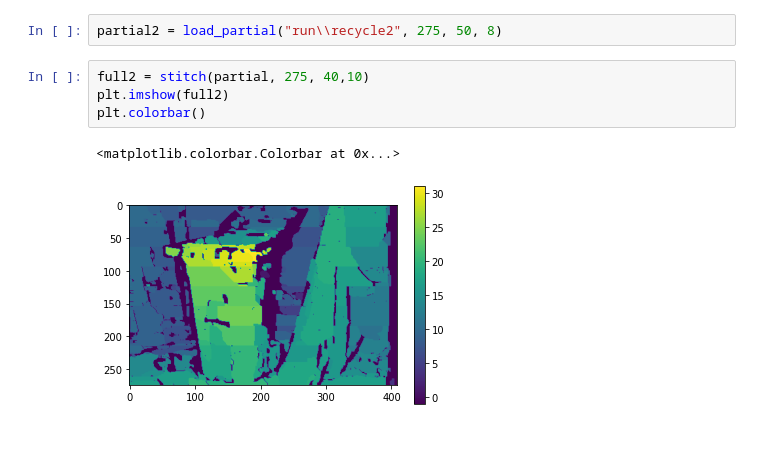
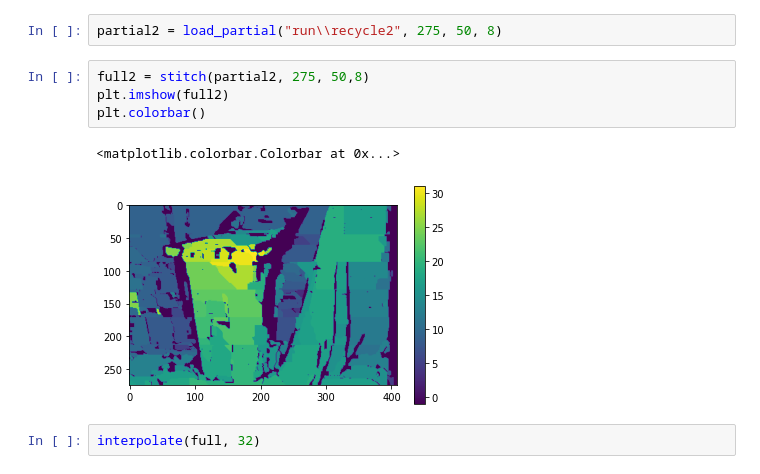
Before and after one commit to BaldPulse/Stereo_depth_energy, a Jupyter notebook: stiching.ipynb, the cells around one changed output. Cells and saved outputs as stored; diff of their text form; blank space fills up the shorter version.

```diff
--- a/stiching.ipynb
+++ b/stiching.ipynb
@@ -46,9 +77,11 @@ plt.colorbar()
 # %%
 partial2 = load_partial("run\\recycle2", 275, 50, 8)
 # %%
-full2 = stitch(partial, 275, 40,10)
+full2 = stitch(partial2, 275, 50,8)
 plt.imshow(full2)
 plt.colorbar()
 # %% [output]
 <matplotlib.colorbar.Colorbar at 0x...>
-[figure, old version]
+[figure, new version]
+# %%
+interpolate(full, 32)
```
Also changed, not shown: parts of 9 cells of this notebook, 7 other files.
